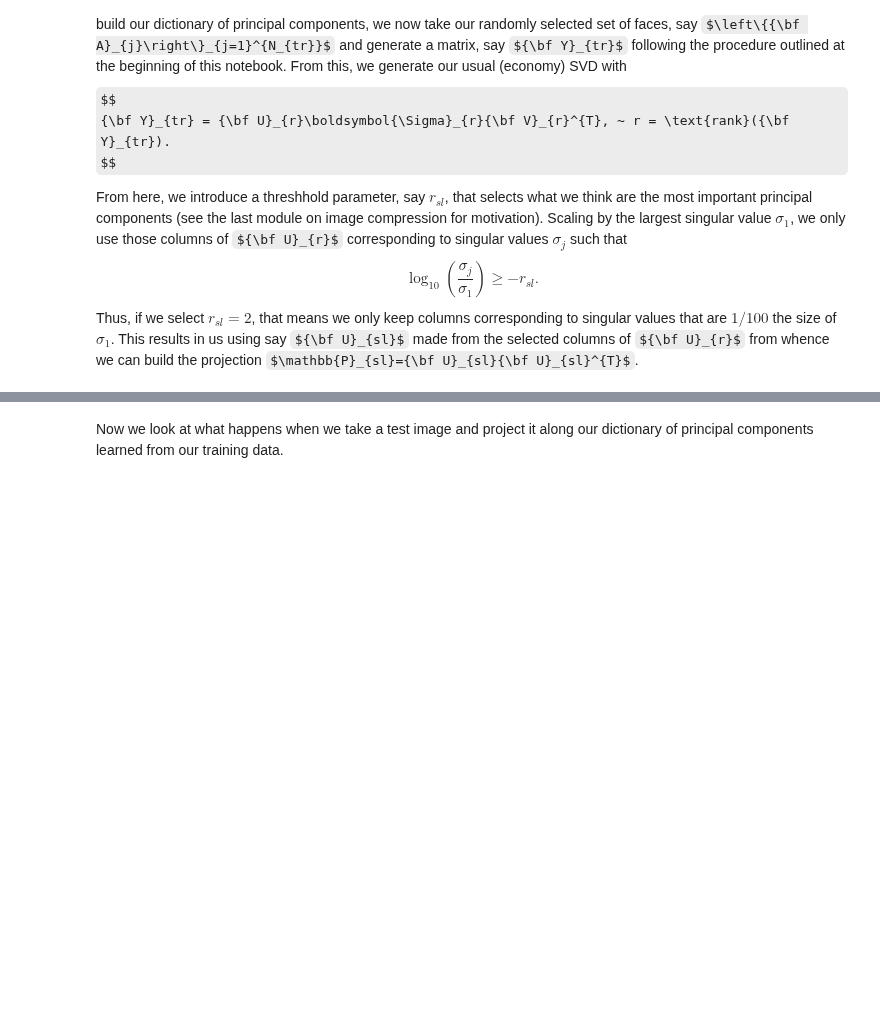
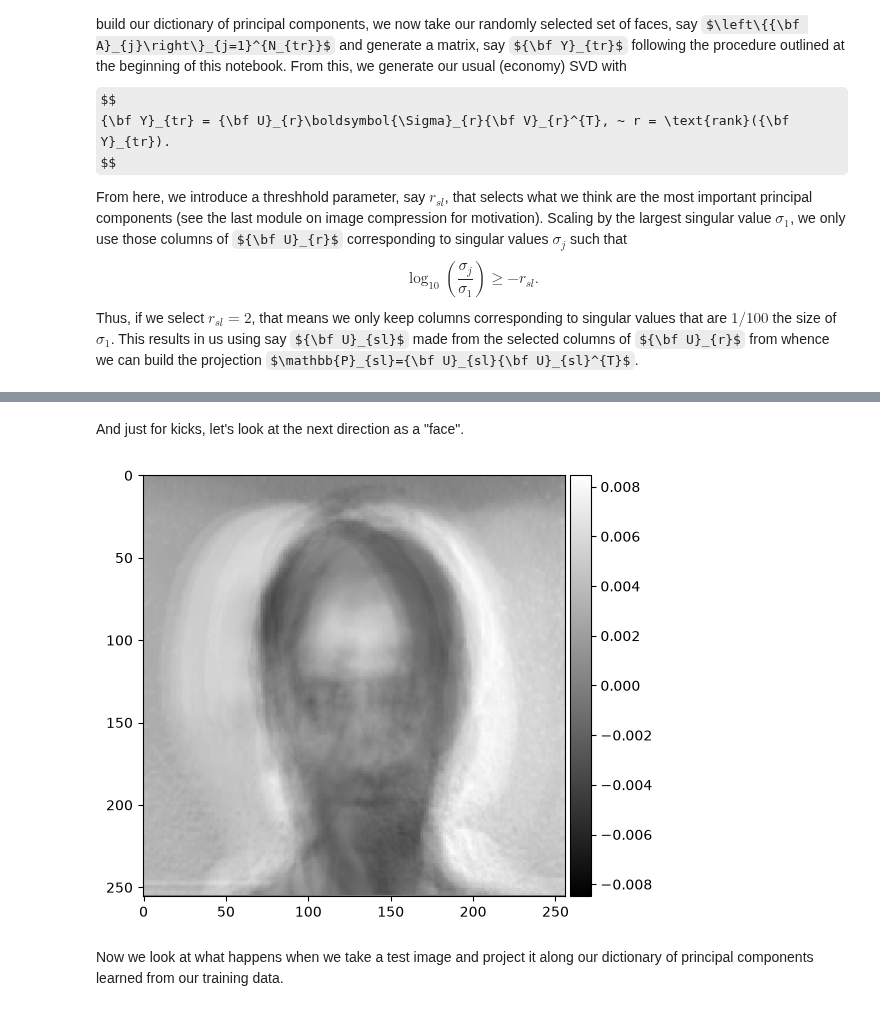
Before and after one commit to aadib2/Math_540_Fall_2026, a Jupyter notebook: Lecture_Notes_and_Code/Unsupervised_Learning/Applications_of_the_SVD_and_Cluster_Analysis.ipynb, the cells around one changed output, grey strips where cells are left out. Saved outputs shown, nothing was run; the diff lists cells and outputs as text; code cells hidden in the pictures; some formulas as TeX source; blank space fills up the shorter version.

```diff
--- a/Lecture_Notes_and_Code/Unsupervised_Learning/Applications_of_the_SVD_and_Cluster_Analysis.ipynb
+++ b/Lecture_Notes_and_Code/Unsupervised_Learning/Applications_of_the_SVD_and_Cluster_Analysis.ipynb
@@ -171,3 +185,9 @@ Number of Selected Modes is: 116
+# %% [markdown]
+And just for kicks, let's look at the next direction as a "face".
+# %%
+io.imshow(u_train[:,1].reshape(row, col), cmap='gray');
+# %% [output]
+[figure, added]
 # %% [markdown]
 Now we look at what happens when we take a test image and project it along our dictionary of principal components learned from our training data.
 # %%
```
Also changed, not shown: parts of 12 cells of this notebook, 1 other file.
